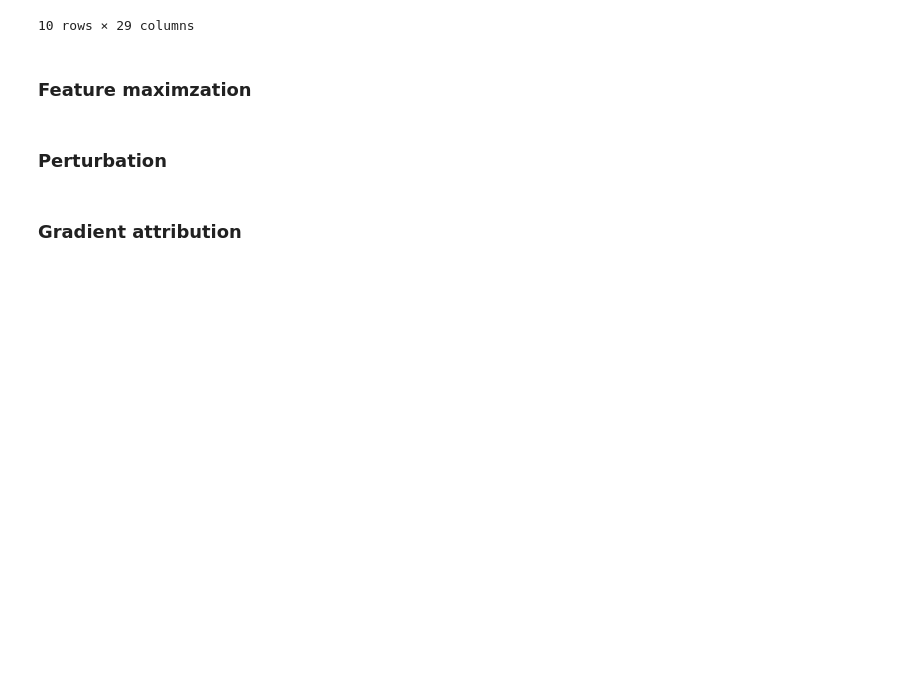
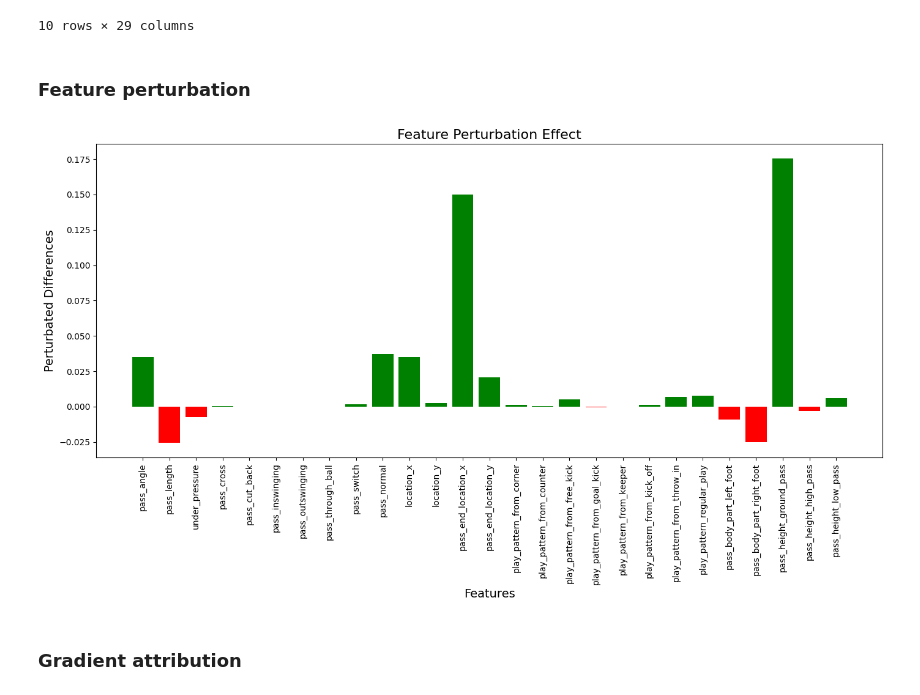
Before and after one commit to ashv1nr/pass-completion-model, a Jupyter notebook: PassCompletionModel.ipynb, the cells around one changed output. Saved outputs shown, nothing was run; the diff lists cells and outputs as text; code cells hidden in the pictures; blank space fills up the shorter version.

```diff
--- a/PassCompletionModel.ipynb
+++ b/PassCompletionModel.ipynb
@@ -719,0 +739,15 @@ def visualize_features(dataset, model, layer_index, unit_index, num_interested,
+# %%
+def plot_perturbated_diffs(dataset, perturbated_diffs):
+    feature_col_to_perturbation = defaultdict(float)
+    for index, column_name in enumerate(dataset.get_features().columns):
+        feature_col_to_perturbation[column_name] = perturbated_diffs[index]
+    features = list(feature_col_to_perturbation.keys())
+    perturbations = list(feature_col_to_perturbation.values())
+    plt.figure(figsize=(14, 8))
+    color_map = ['green' if x >= 0 else 'red' for x in perturbations]
+    plt.bar(features, perturbations, color=color_map)
+    plt.xlabel('Features', fontsize=14)
+    plt.ylabel('Perturbated Differences', fontsize=14)
+    plt.title('Feature Perturbation Effect', fontsize=16)
+    plt.xticks(rotation=90)
+    plt.tight_layout()
@@ -903,30 +976,14 @@ activation_df.tail(num_interested)
 | 19 | Francesc Fàbregas i Soler | 2.033666 | -0.917258 | 0.0 | 0.0 | 0.0 | 0.0 | ... |
 10 rows × 29 columns
 # %% [markdown]
-### Feature maximzation
+### Feature perturbation
-# %% [markdown]
-### Perturbation
-# %%
-def perturb_feature_and_evaluate(model, input_tensor, feature_index):
-    original_output = model(input_tensor)
-
-    # Perturb the feature by setting it to zero
-    perturbed_input = input_tensor.clone()
-    perturbed_input[:, feature_index] = 0  # Set feature to zero
-
-    perturbed_output = model(perturbed_input)
-
-    # Measure the change in output (this might need to be adapted based on your specific output layer)
-    change_in_output = torch.norm(original_output - perturbed_output)
-
-    return change_in_output.item()
-
-# Example usage with a dummy input and model
-model = your_mlp_model  # Your trained MLP model
-input_tensor = torch.tensor([[2.5, 3.0, 1.5]], dtype=torch.float32)  # Example input
-feature_index = 1  # Index of the feature to perturb
-
-change = perturb_feature_and_evaluate(model, input_tensor, feature_index)
-print(f"Change in output due to perturbation in feature {feature_index}: {change}")
+# %%
+batch_size = len(dataset.df)
+# %%
+perturbated_diffs = perturbate_features(dataset, model, batch_size)
+# %%
+plot_perturbated_diffs(dataset, perturbated_diffs)
+# %% [output]
+[figure, added]
 # %% [markdown]
 ### Gradient attribution
```
Also changed, not shown: parts of 12 cells of this notebook.
